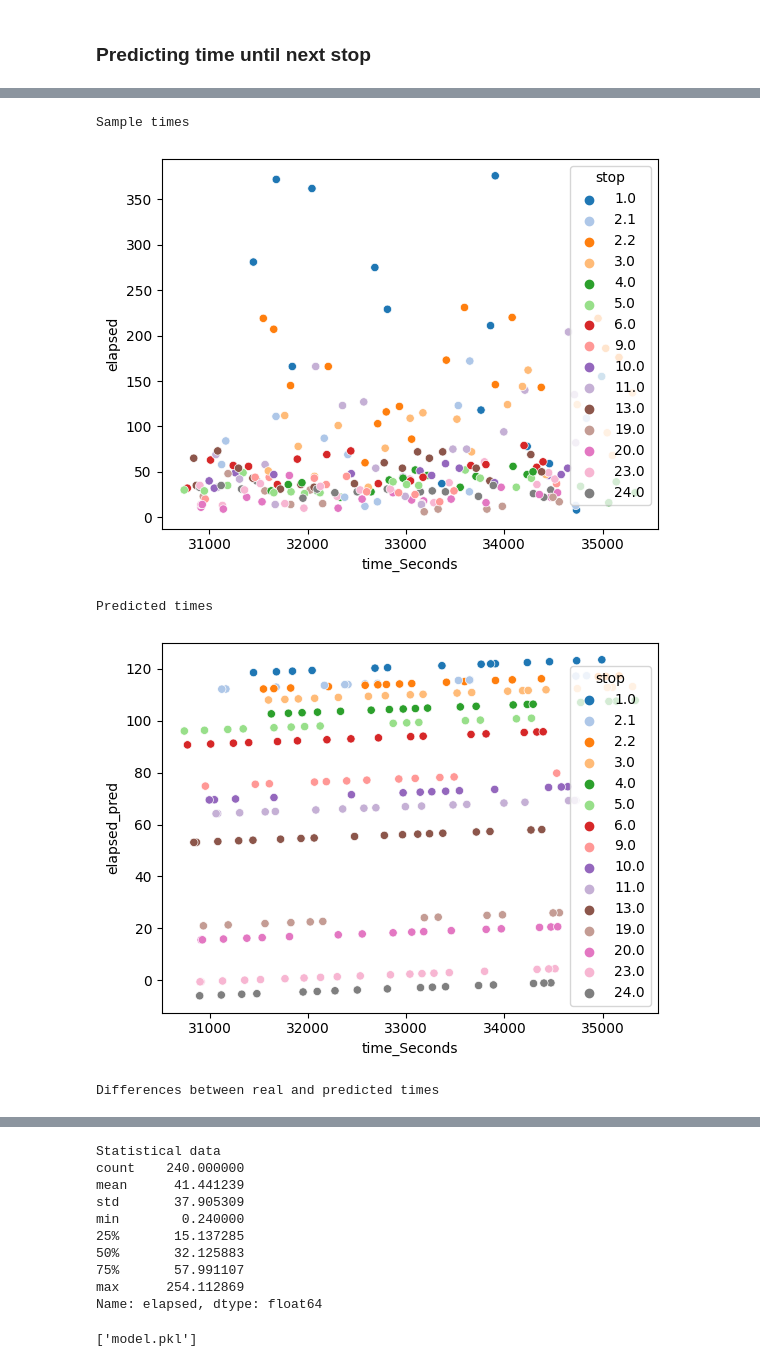
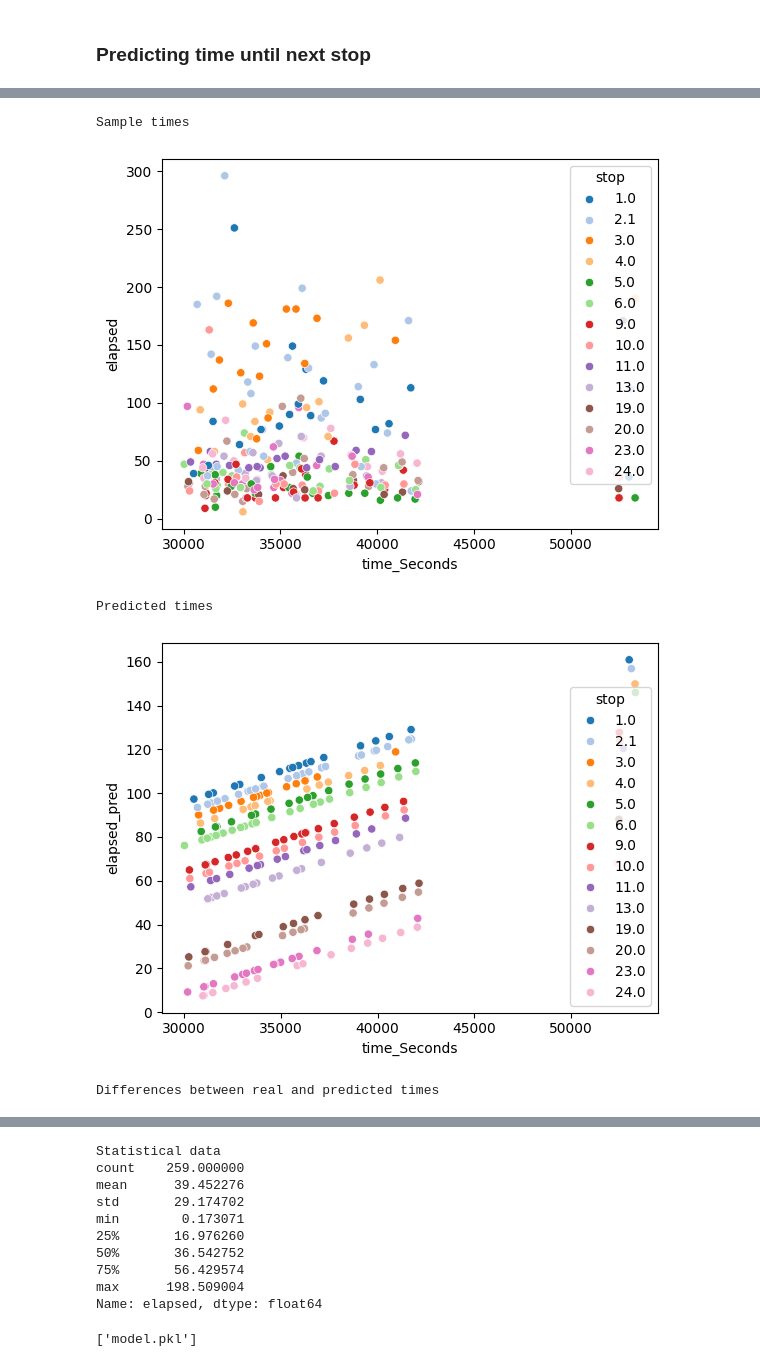
Before and after one commit to sheriranka/urban-computing-bus, a Jupyter notebook: Training.ipynb, the cells around one changed output, grey strips where cells are left out. Cells and saved outputs as stored; diff of their text form; code cells hidden in the pictures.

```diff
--- a/Training.ipynb
+++ b/Training.ipynb
@@ -114,7 +120,7 @@ Name: elapsed, dtype: float64
 # %%
 
-X = sub[['stop','time_Seconds']]
-y = sub['elapsed']
+X = sub_testing[['stop','time_Seconds']]
+y = sub_testing['elapsed']
 
 #Linear Regression
 X_train, X_test, y_train, y_test = train_test_split(X, y, test_size=0.8, random_state=seed)
@@ -129,33 +135,33 @@ dat = X_test
 pred['elapsed_pred']=y_pred
 dat['elapsed']=y_test
 
 print("Sample times")
 sns.scatterplot(data=dat,x='time_Seconds',y='elapsed',hue='stop',palette="tab20")
 plt.show()
 
 print("Predicted times")
 sns.scatterplot(data=pred,x='time_Seconds',y='elapsed_pred',hue='stop',palette="tab20")
 plt.show()
 
 print("Differences between real and predicted times")
 
 dif = np.abs(y_test - y_pred)
 sns.kdeplot(x=dif, color='blue')
 plt.show()
 
 sns.histplot(x=dif,color='green')
 plt.xlim(0,350)
 plt.ylim(0,55)
 plt.show()
 
 sns.boxplot(x=dif,color='red')
 plt.show()
 
 print("Statistical data")
 print(pd.Series(dif).describe())
 # %% [output]
 Sample times
-[figure, old version]
+[figure, new version]
 Predicted times
-[figure, old version]
+[figure, new version]
 Differences between real and predicted times
@@ -165,12 +171,12 @@ Differences between real and predicted times
 Statistical data
-count    240.000000
-mean      41.441239
-std       37.905309
-min        0.240000
-25%       15.137285
-50%       32.125883
-75%       57.991107
-max      254.112869
+count    259.000000
+mean      39.452276
+std       29.174702
+min        0.173071
+25%       16.976260
+50%       36.542752
+75%       56.429574
+max      198.509004
 Name: elapsed, dtype: float64
 # %%
 #save model
```
Also changed, not shown: parts of 3 cells of this notebook, 3 other files.
